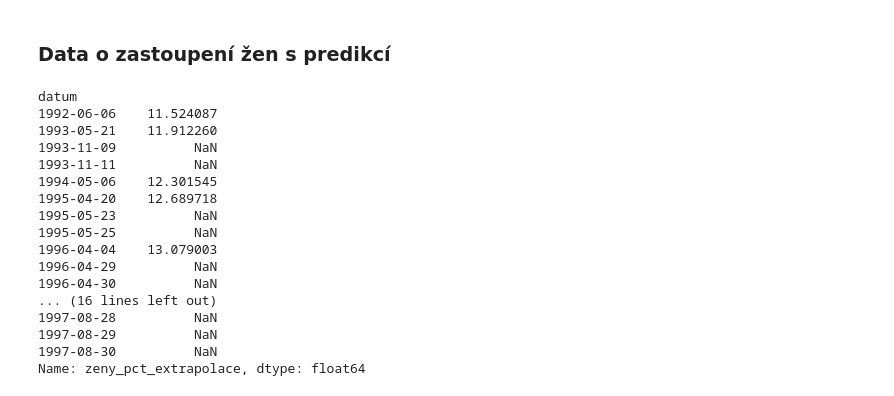
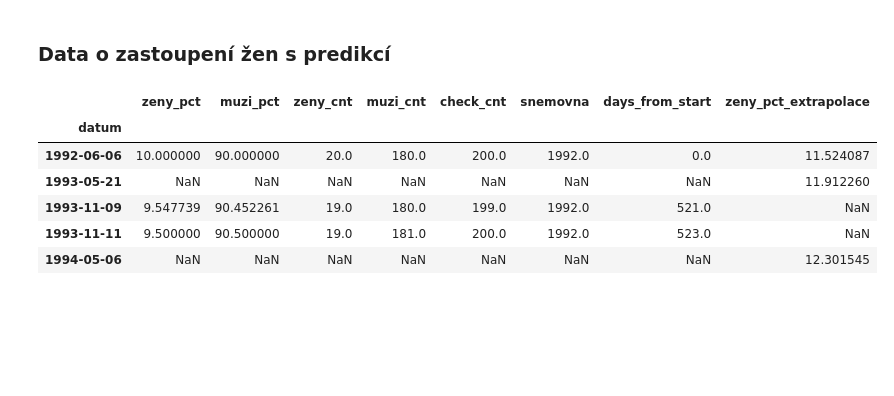
Before and after one commit to parlamentikon/parlamentikon, a Jupyter notebook: notebooks/Zastoupeni_zen_v_PS.src.ipynb, the cells around one changed output. Saved outputs shown, nothing was run; the diff lists cells and outputs as text; code cells hidden in the pictures; blank space fills up the shorter version.

```diff
--- a/notebooks/Zastoupeni_zen_v_PS.src.ipynb
+++ b/notebooks/Zastoupeni_zen_v_PS.src.ipynb
@@ -357,26 +357,15 @@ zastoupeni_df[['zeny_pct', 'muzi_pct', 'zeny_cnt', 'muzi_cnt', 'snemovna']].to_c
 # %%
 m = zastoupeni_df.merge(zastoupeni_extrapolace_df, how='outer', on='datum')
 m = m.sort_index()
-m.head(20)
-m.zeny_pct_extrapolace.head(30)
+m.head()
 # %% [output]
-datum
-1992-06-06    11.524087
-1993-05-21    11.912260
-1993-11-09          NaN
-1993-11-11          NaN
-1994-05-06    12.301545
-1995-04-20    12.689718
-1995-05-23          NaN
-1995-05-25          NaN
-1996-04-04    13.079003
-1996-04-29          NaN
-1996-04-30          NaN
-... (16 lines left out)
-1997-08-28          NaN
-1997-08-29          NaN
-1997-08-30          NaN
-Name: zeny_pct_extrapolace, dtype: float64
+|  | zeny_pct | muzi_pct | zeny_cnt | muzi_cnt | check_cnt | snemovna | days_from_start | zeny_pct_extrapolace |
+| datum |  |  |  |  |  |  |  |  |
+| 1992-06-06 | 10.000000 | 90.000000 | 20.0 | 180.0 | 200.0 | 1992.0 | 0.0 | 11.524087 |
+| 1993-05-21 | NaN | NaN | NaN | NaN | NaN | NaN | NaN | 11.912260 |
+| 1993-11-09 | 9.547739 | 90.452261 | 19.0 | 180.0 | 199.0 | 1992.0 | 521.0 | NaN |
+| 1993-11-11 | 9.500000 | 90.500000 | 19.0 | 181.0 | 200.0 | 1992.0 | 523.0 | NaN |
+| 1994-05-06 | NaN | NaN | NaN | NaN | NaN | NaN | NaN | 12.301545 |
 # %%
 ! mkdir -p "../docs/data"
 export_path = "../docs/data/extrapolace_zastoupeni_zen_v_PS_CR.csv"
```
Also changed, not shown: parts of 2 cells of this notebook, 2 other files.
